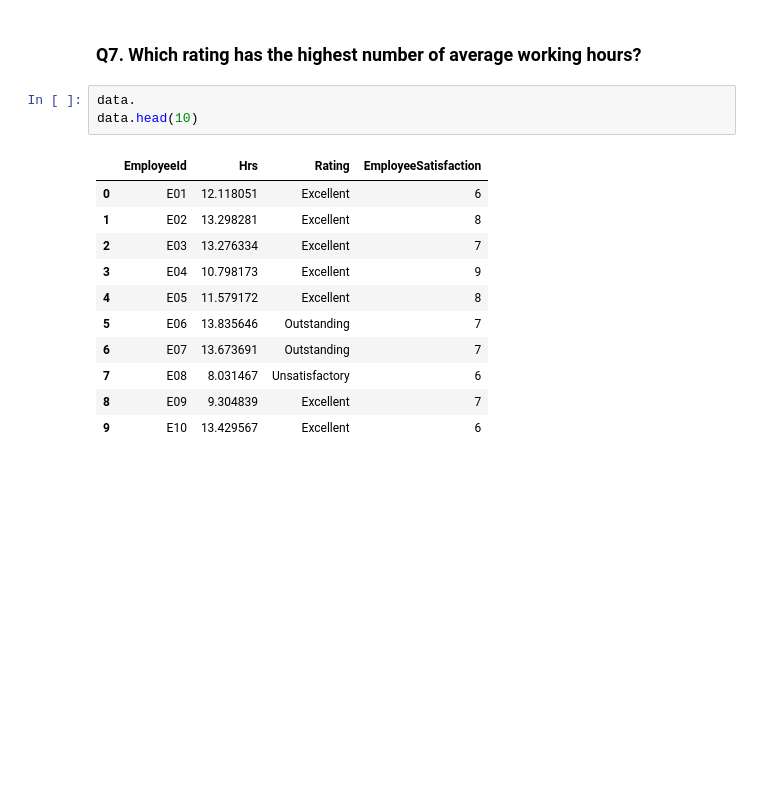
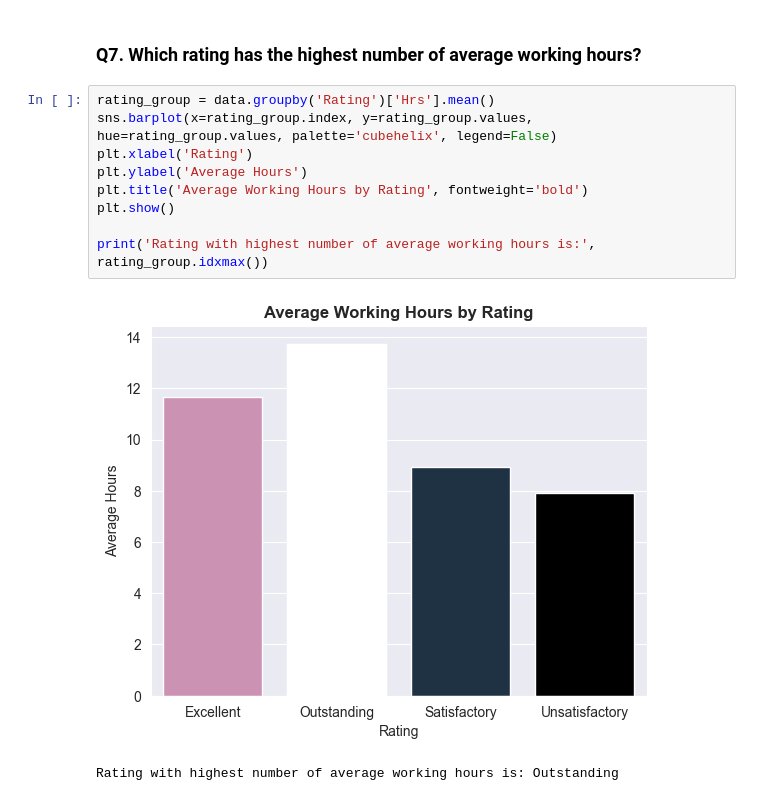
Before and after one commit to tariq0802/data-analytics, a Jupyter notebook: stats module 3/capstone/Capstone.ipynb, the cells around one changed output. Cells and saved outputs as stored; diff of their text form; blank space fills up the shorter version.

```diff
--- a/stats module 3/capstone/Capstone.ipynb
+++ b/stats module 3/capstone/Capstone.ipynb
@@ -316,18 +316,15 @@ EmployeeSatisfaction
 Name: count, dtype: int64
 # %% [markdown]
 ### Q7. Which rating has the highest number of average working hours?
-# %%
-data.
-data.head(10)
-# %% [output]
-|  | EmployeeId | Hrs | Rating | EmployeeSatisfaction |
-| 0 | E01 | 12.118051 | Excellent | 6 |
-| 1 | E02 | 13.298281 | Excellent | 8 |
-| 2 | E03 | 13.276334 | Excellent | 7 |
-| 3 | E04 | 10.798173 | Excellent | 9 |
-| 4 | E05 | 11.579172 | Excellent | 8 |
-| 5 | E06 | 13.835646 | Outstanding | 7 |
-| 6 | E07 | 13.673691 | Outstanding | 7 |
-| 7 | E08 | 8.031467 | Unsatisfactory | 6 |
-| 8 | E09 | 9.304839 | Excellent | 7 |
-| 9 | E10 | 13.429567 | Excellent | 6 |
+# %%
+rating_group = data.groupby('Rating')['Hrs'].mean()
+sns.barplot(x=rating_group.index, y=rating_group.values, hue=rating_group.values, palette='cubehelix', legend=False)
+plt.xlabel('Rating')
+plt.ylabel('Average Hours')
+plt.title('Average Working Hours by Rating', fontweight='bold')
+plt.show()
+
+print('Rating with highest number of average working hours is:', rating_group.idxmax())
+# %% [output]
+[figure, added]
+Rating with highest number of average working hours is: Outstanding
```
Also changed, not shown: parts of 25 cells of this notebook.
